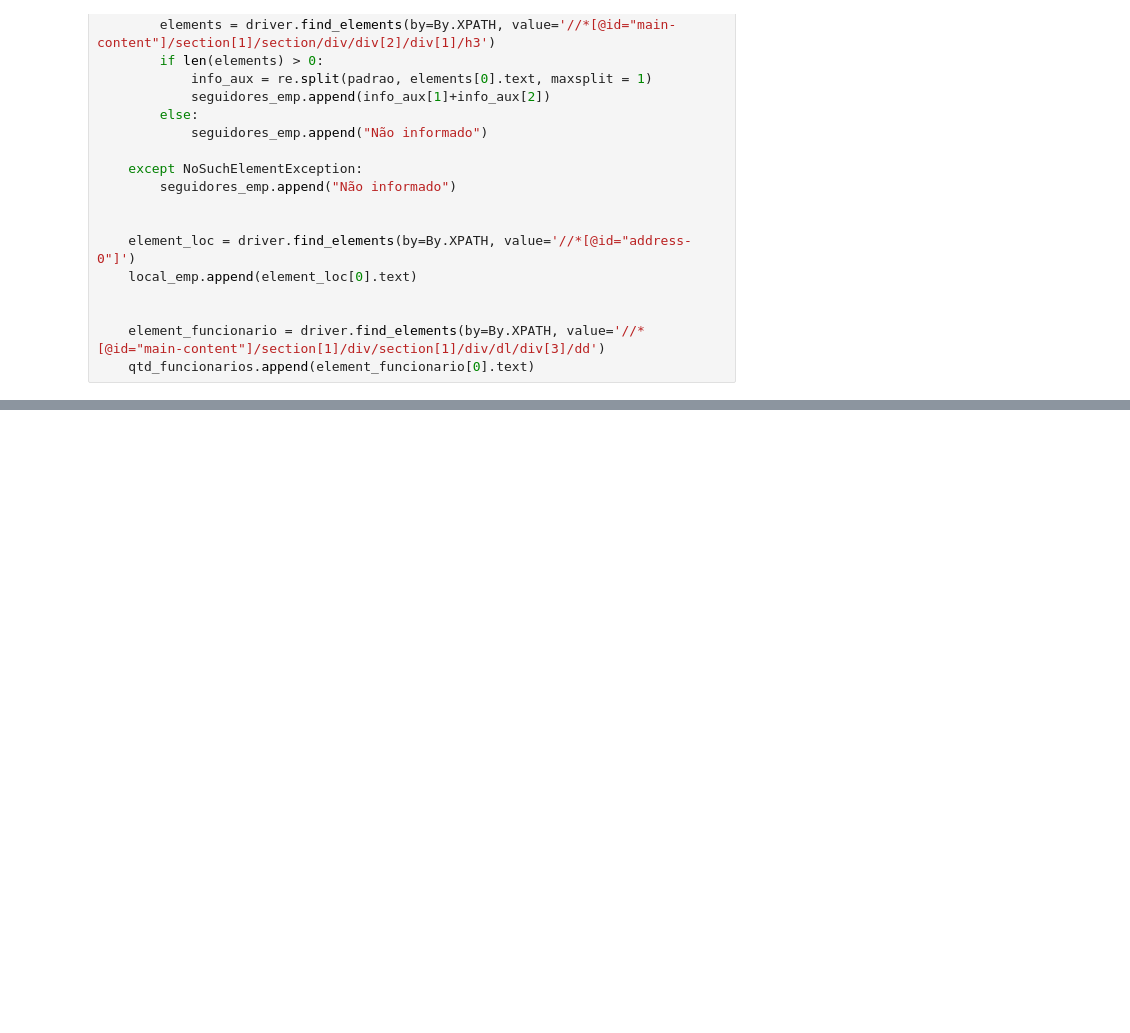
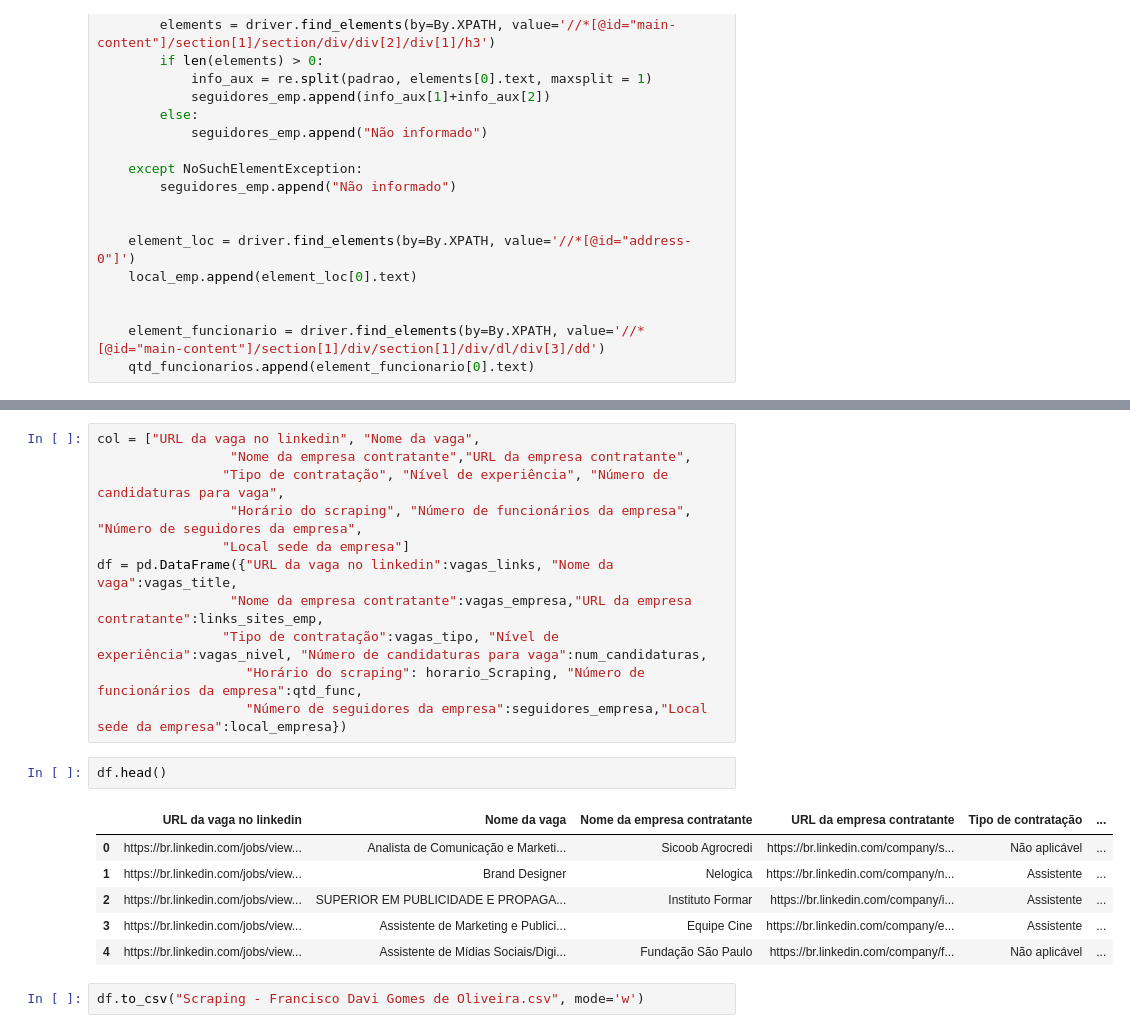
Before and after one commit to DaviGomesO/web-scraping-linkedin, a Jupyter notebook: Scraping_Jobs_Linkedin.ipynb, the cells around one changed output, grey strips where cells are left out. Cells and saved outputs as stored; diff of their text form; blank space fills up the shorter version.

```diff
--- a/Scraping_Jobs_Linkedin.ipynb
+++ b/Scraping_Jobs_Linkedin.ipynb
@@ -297,0 +258,22 @@ print(qtd_func)
+# %%
+col = ["URL da vaga no linkedin", "Nome da vaga",
+                 "Nome da empresa contratante","URL da empresa contratante",
+                "Tipo de contratação", "Nível de experiência", "Número de candidaturas para vaga",
+                 "Horário do scraping", "Número de funcionários da empresa", "Número de seguidores da empresa",
+                "Local sede da empresa"]
+df = pd.DataFrame({"URL da vaga no linkedin":vagas_links, "Nome da vaga":vagas_title,
+                 "Nome da empresa contratante":vagas_empresa,"URL da empresa contratante":links_sites_emp,
+                "Tipo de contratação":vagas_tipo, "Nível de experiência":vagas_nivel, "Número de candidaturas para vaga":num_candidaturas,
+                   "Horário do scraping": horario_Scraping, "Número de funcionários da empresa":qtd_func,
+                   "Número de seguidores da empresa":seguidores_empresa,"Local sede da empresa":local_empresa})
+# %%
+df.head()
+# %% [output]
+|  | URL da vaga no linkedin | Nome da vaga | Nome da empresa contratante | URL da empresa contratante | Tipo de contratação | ... |
+| 0 | https://br.linkedin.com/jobs/view... | Analista de Comunicação e Marketi... | Sicoob Agrocredi | https://br.linkedin.com/company/s... | Não aplicável | ... |
+| 1 | https://br.linkedin.com/jobs/view... | Brand Designer | Nelogica | https://br.linkedin.com/company/n... | Assistente | ... |
+| 2 | https://br.linkedin.com/jobs/view... | SUPERIOR EM PUBLICIDADE E PROPAGA... | Instituto Formar | https://br.linkedin.com/company/i... | Assistente | ... |
+| 3 | https://br.linkedin.com/jobs/view... | Assistente de Marketing e Publici... | Equipe Cine | https://br.linkedin.com/company/e... | Assistente | ... |
+| 4 | https://br.linkedin.com/jobs/view... | Assistente de Mídias Sociais/Digi... | Fundação São Paulo | https://br.linkedin.com/company/f... | Não aplicável | ... |
+# %%
+df.to_csv("Scraping - Francisco Davi Gomes de Oliveira.csv", mode='w')
```
Also changed, not shown: parts of 15 cells of this notebook, 4 other files.
